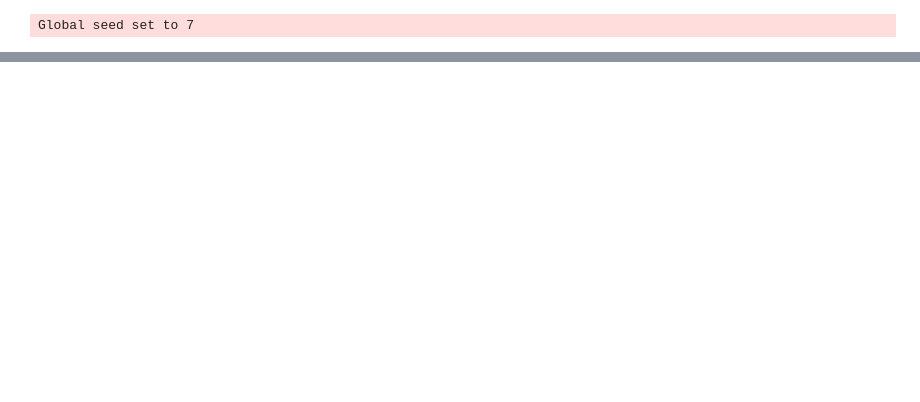
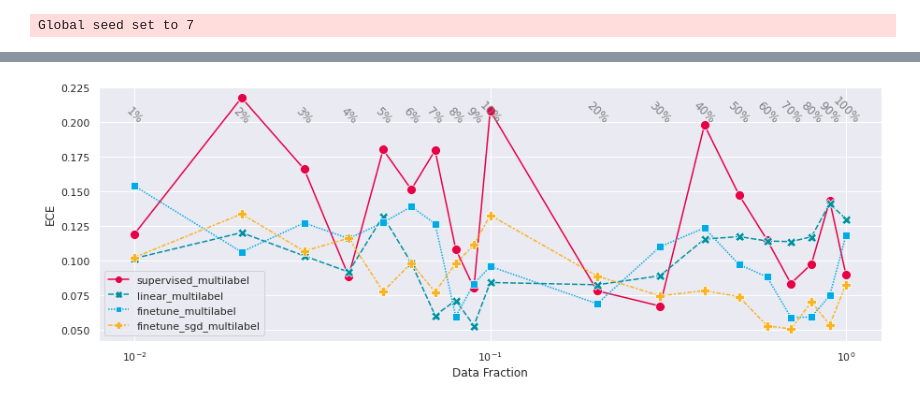
Before and after one commit to m-dml/plankton-classifier, a Jupyter notebook: notebooks/Run_on_test_data.ipynb, the cells around one changed output, grey strips where cells are left out. Cells and saved outputs as stored; diff of their text form; code cells hidden in the pictures; blank space fills up the shorter version.

```diff
--- a/notebooks/Run_on_test_data.ipynb
+++ b/notebooks/Run_on_test_data.ipynb
@@ -188,0 +293,12 @@ array([[ 9.],
+# %%
+fig, ax = plt.subplots(figsize=(15,5))
+sns.lineplot(x="Data Fraction", y="ECE", hue="Model", style="Model", data=multi_label_df, ax=ax, palette=hereon_color_array,  markers=True, markersize=10,)
+
+for item in data_splits_per_experiment:
+    ax.text(item,0.2,f'{item * 100:.0f}%',color="grey", horizontalalignment="center", rotation=-45)
+
+ax.set_xscale("log")
+ax.legend(loc="best")
+plt.savefig("ECE_Testing_Multilabel.png", dpi=300)
+# %% [output]
+[figure, added]
```
Also changed, not shown: parts of 18 cells of this notebook, 1 other file.
